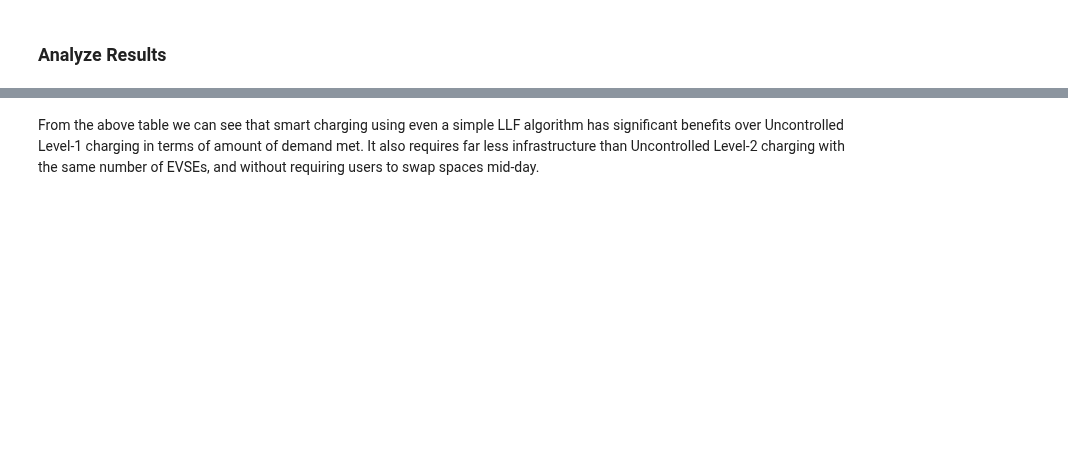
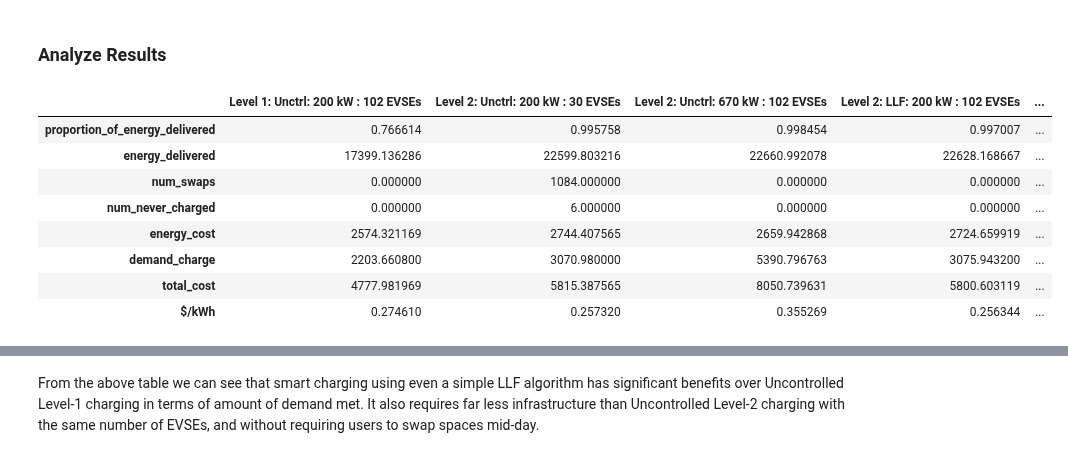
Before and after one commit to caltech-netlab/acnportal-experiments, a Jupyter notebook: examples/1-Infrastructure-Evaluation/1.2-Comparing-Infrastructure-Designs/1.2-comparing-infrastructure-designs.ipynb, the cells around one changed output, grey strips where cells are left out. Cells and saved outputs as stored; diff of their text form; code cells hidden in the pictures; blank space fills up the shorter version.

```diff
--- a/examples/1-Infrastructure-Evaluation/1.2-Comparing-Infrastructure-Designs/1.2-comparing-infrastructure-designs.ipynb
+++ b/examples/1-Infrastructure-Evaluation/1.2-Comparing-Infrastructure-Designs/1.2-comparing-infrastructure-designs.ipynb
@@ -296,0 +277,2 @@ level2_200kW_llf = run_experiment(level_2_200kW_102, llf,
+# %%
+level2_200kW_cost_min_100 = run_experiment(level_2_200kW_102, cost_min, deepcopy(sessions_100))
@@ -297,2 +293,21 @@ level2_200kW_llf = run_experiment(level_2_200kW_102, llf,
 # %% [markdown]
 ### Analyze Results
+# %%
+import pandas as pd
+pd.DataFrame({
+    'Level 1: Unctrl: 200 kW : 102 EVSEs': level1_unctrl_100,
+    'Level 2: Unctrl: 200 kW : 30 EVSEs':  level2_200kW_untrl_100,
+    'Level 2: Unctrl: 670 kW : 102 EVSEs': level2_670kW_unctrl_100,
+    'Level 2: LLF: 200 kW : 102 EVSEs': level2_200kW_llf_100,
+    'Level 2: Min Cost: 200 kW : 102 EVSEs': level2_200kW_cost_min_100
+})
+# %% [output]
+|  | Level 1: Unctrl: 200 kW : 102 EVSEs | Level 2: Unctrl: 200 kW : 30 EVSEs | Level 2: Unctrl: 670 kW : 102 EVSEs | Level 2: LLF: 200 kW : 102 EVSEs | ... |
+| proportion_of_energy_delivered | 0.766614 | 0.995758 | 0.998454 | 0.997007 | ... |
+| energy_delivered | 17399.136286 | 22599.803216 | 22660.992078 | 22628.168667 | ... |
+| num_swaps | 0.000000 | 1084.000000 | 0.000000 | 0.000000 | ... |
+| num_never_charged | 0.000000 | 6.000000 | 0.000000 | 0.000000 | ... |
+| energy_cost | 2574.321169 | 2744.407565 | 2659.942868 | 2724.659919 | ... |
+| demand_charge | 2203.660800 | 3070.980000 | 5390.796763 | 3075.943200 | ... |
+| total_cost | 4777.981969 | 5815.387565 | 8050.739631 | 5800.603119 | ... |
+| $/kWh | 0.274610 | 0.257320 | 0.355269 | 0.256344 | ... |
```
Also changed, not shown: parts of 25 cells of this notebook.
